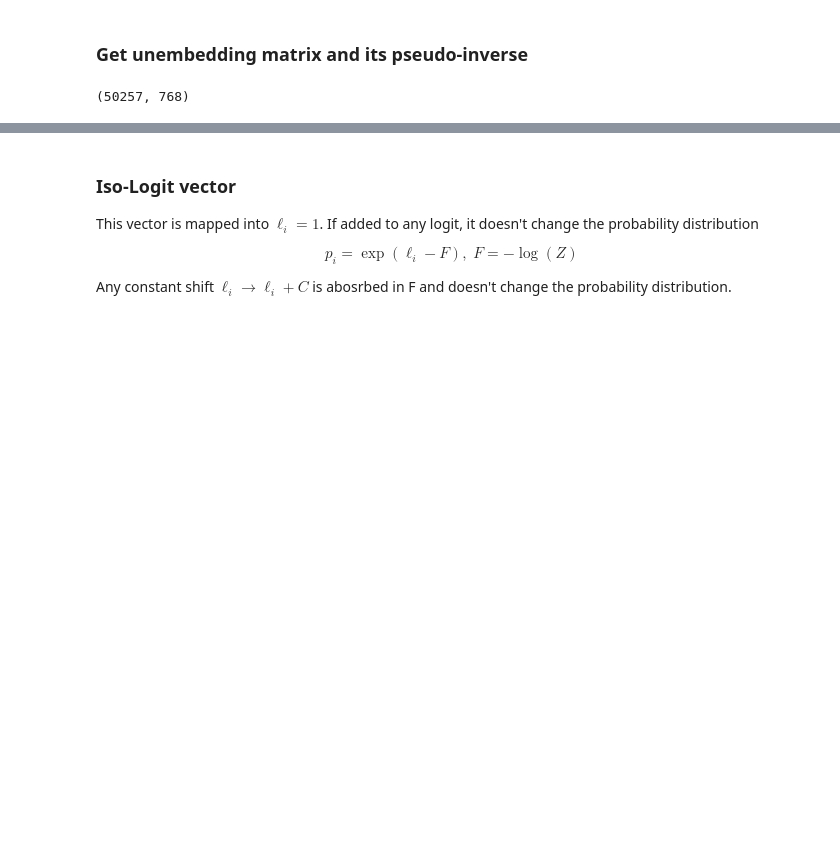
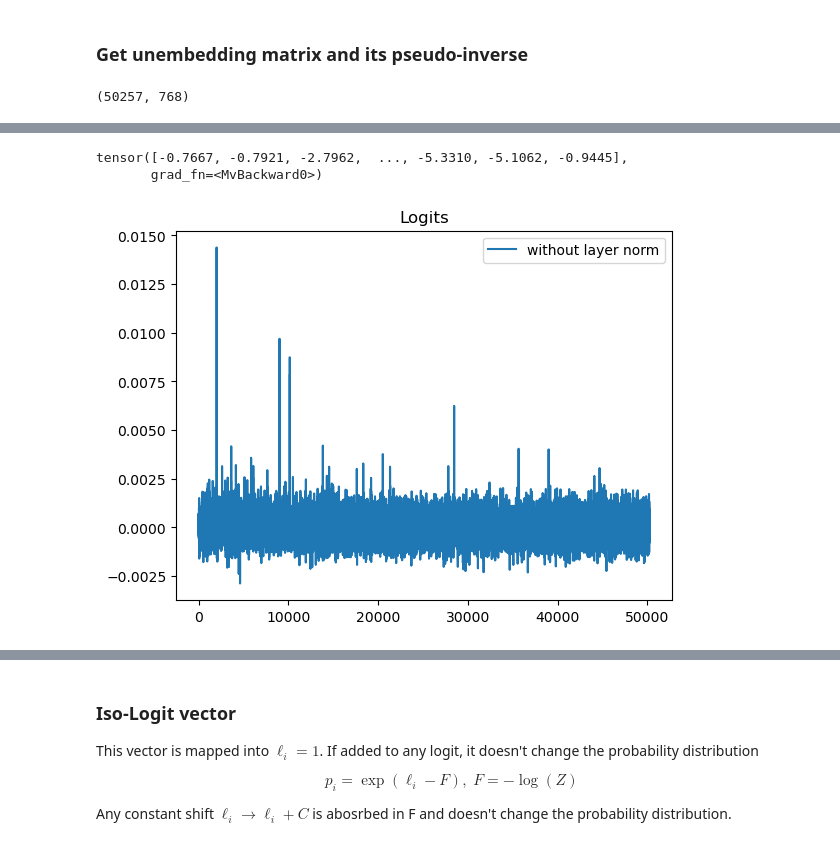
Before and after one commit to timinar/transformer-capacity, a Jupyter notebook: 2023-11-03-IT-iso-logit-directions-gpt2.ipynb, the cells around one changed output, grey strips where cells are left out. Saved outputs shown, nothing was run; the diff lists cells and outputs as text; code cells hidden in the pictures; blank space fills up the shorter version.

```diff
--- a/2023-11-03-IT-iso-logit-directions-gpt2.ipynb
+++ b/2023-11-03-IT-iso-logit-directions-gpt2.ipynb
@@ -33,0 +342,13 @@ pinvWai = np.linalg.pinv(Wai)
+# %%
+torch.tensor(Wai) @ model.transformer.ln_f(torch.tensor(pinvWai[:,2000]))
+# %% [output]
+tensor([-0.7667, -0.7921, -2.7962,  ..., -5.3310, -5.1062, -0.9445],
+       grad_fn=<MvBackward0>)
+# %%
+# plt.plot((torch.tensor(Wai) @ model.transformer.ln_f(torch.tensor(pinvWai[:,2000]))).detach().numpy(), label = 'with layer norm')
+plt.plot((Wai @ pinvWai[:,2000]), label = 'without layer norm')
+plt.title('Logits')
+plt.legend()
+plt.show()
+# %% [output]
+[figure, added]
```
Also changed, not shown: parts of 48 cells of this notebook, 2 other files.
